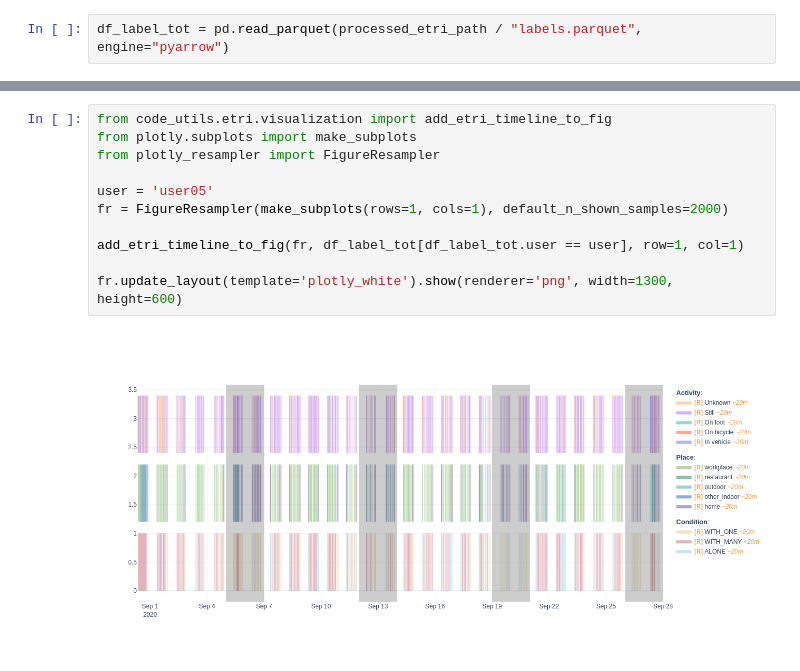
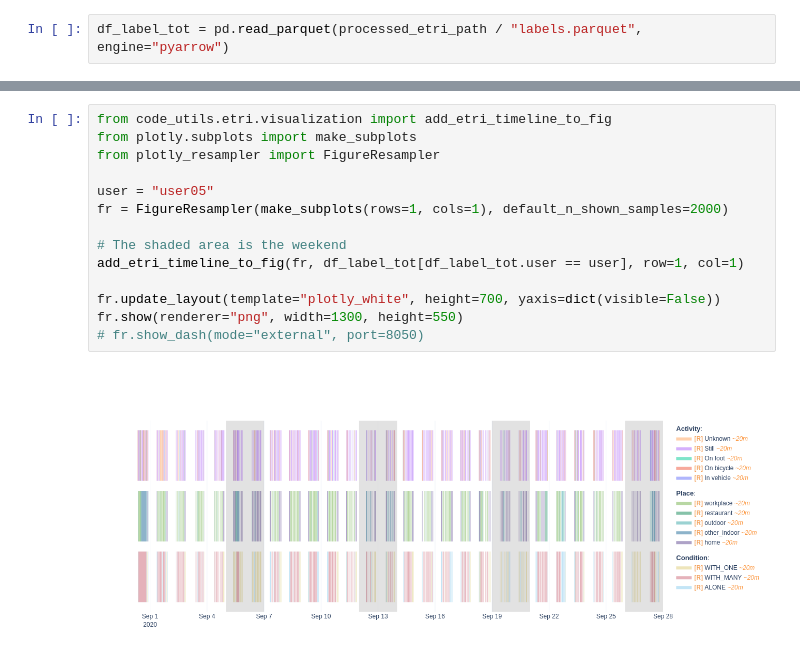
Before and after one commit to predict-idlab/data-quality-challenges-wearables, a Jupyter notebook: notebooks/etri/0_parse_etri.ipynb, the cells around one changed output, grey strips where cells are left out. Cells and saved outputs as stored; diff of their text form.

```diff
--- a/notebooks/etri/0_parse_etri.ipynb
+++ b/notebooks/etri/0_parse_etri.ipynb
@@ -312,13 +311,16 @@ Dash is running on http://127.0.0.1:8050/
 # %%
 from code_utils.etri.visualization import add_etri_timeline_to_fig
 from plotly.subplots import make_subplots
 from plotly_resampler import FigureResampler
 
-user = 'user05'
+user = "user05"
 fr = FigureResampler(make_subplots(rows=1, cols=1), default_n_shown_samples=2000)
 
+# The shaded area is the weekend
 add_etri_timeline_to_fig(fr, df_label_tot[df_label_tot.user == user], row=1, col=1)
 
-fr.update_layout(template='plotly_white').show(renderer='png', width=1300, height=600)
+fr.update_layout(template="plotly_white", height=700, yaxis=dict(visible=False))
+fr.show(renderer="png", width=1300, height=550)
+# fr.show_dash(mode="external", port=8050)
 # %% [output]
-[figure, old version]
+[figure, new version]
```
Also changed, not shown: parts of 2 cells of this notebook.
